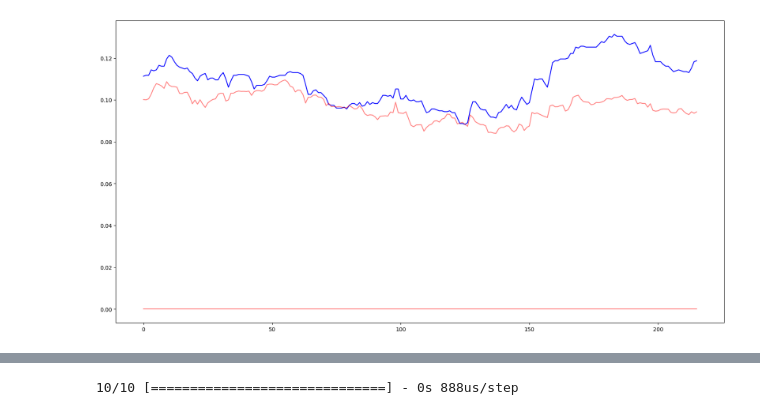
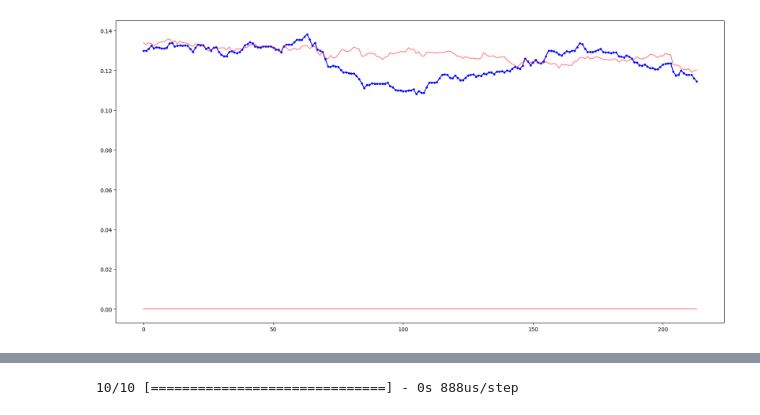
Before and after one commit to caiodrear/gene, a Jupyter notebook: data_explore.ipynb, the cells around one changed output, grey strips where cells are left out. Cells and saved outputs as stored; diff of their text form; code cells hidden in the pictures.

```diff
--- a/data_explore.ipynb
+++ b/data_explore.ipynb
@@ -16,7 +16,7 @@ data = pd.read_csv('data/data.csv', parse_dates=['kickoff_time'])
 # %%
 cutoff = 30
 
-data_mid = data[data['position'] == 'MID'].reset_index(drop=True)
+data_mid = data[(data['position'] == 'DEF')].reset_index(drop=True)
 
 train_data = data_mid[data_mid['round'] < cutoff].drop('round', axis=1)
 test_data = data_mid[data_mid['round'] >= cutoff].drop('round', axis=1)
@@ -55,7 +55,7 @@ scaler.fit(train_data[min_max_vars])
 train_data = train_data[no_scaling + wrangling_columns].join(scaler.transform(train_data[min_max_vars]))
 test_data = test_data[no_scaling + wrangling_columns].join(scaler.transform(test_data[min_max_vars]))
 # %%
-window_size = 6
+window_size = 4
 
 def get_window_arrays(data):
 
@@ -103,0 +104,17 @@ Downloading data from https://www.cs.toronto.edu/~kriz/cifar-10-python.tar.gz
+# %%
+
+
+
+model = models.Sequential()
+model.add(layers.Conv1D(filters=128, kernel_size=2, activation='relu', input_shape=(window_size, 28)))
+model.add(layers.MaxPooling1D(pool_size=2))
+model.add(layers.Flatten())
+model.add(layers.Dense(128, activation='relu'))
+model.add(layers.Dense(1))
+
+
+
+model.compile(optimizer='adam', loss='mse')
+# fit model
+model.fit(X_train, y_train, epochs=200, verbose=0)
+preds = np.transpose(model.predict(X_test))[0]
@@ -104,17 +164,17 @@ Downloading data from https://www.cs.toronto.edu/~kriz/cifar-10-python.tar.gz
 # %%
-def moving_average(a, n=100) :
+def moving_average(a, n=150) :
     ret = np.cumsum(np.abs(a), dtype=float)
     ret[n:] = ret[n:] - ret[:-n]
     return ret[n - 1:] / n
 
 
 plt.figure(figsize=(20,10))
 
-plt.plot(moving_average(np.roll(y_test, 1)-y_test), 'b')
+plt.plot(moving_average(np.roll(y_test, 1)-y_test), 'b', marker='.')
 plt.plot(moving_average(preds-y_test), 'r', alpha=0.5)
 plt.plot(moving_average(y_test-y_test), 'r', alpha=0.5)
 
 plt.show()
 # %% [output]
-[figure, old version]
+[figure, new version]
 # %%
```
Also changed, not shown: parts of 7 cells of this notebook.
